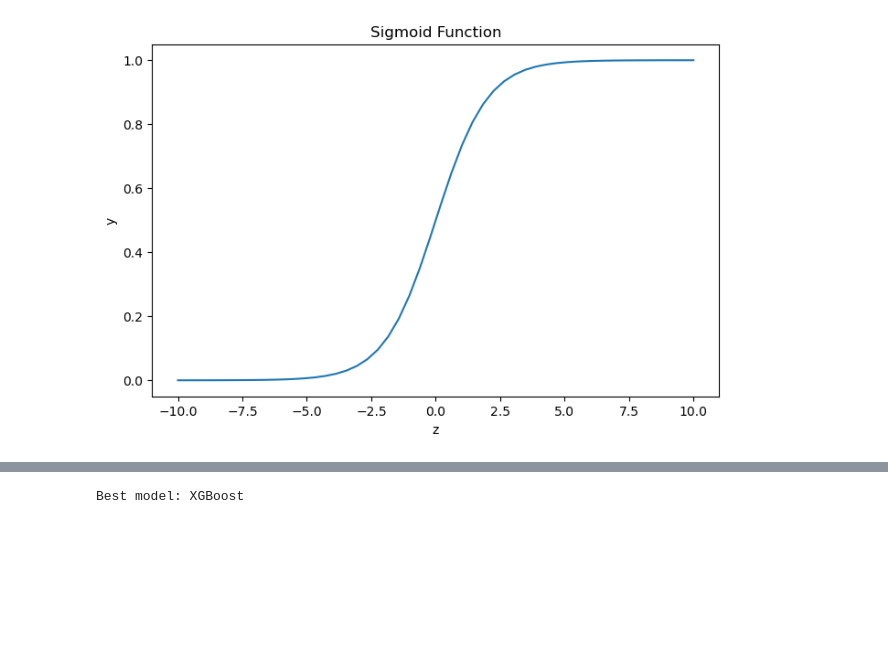
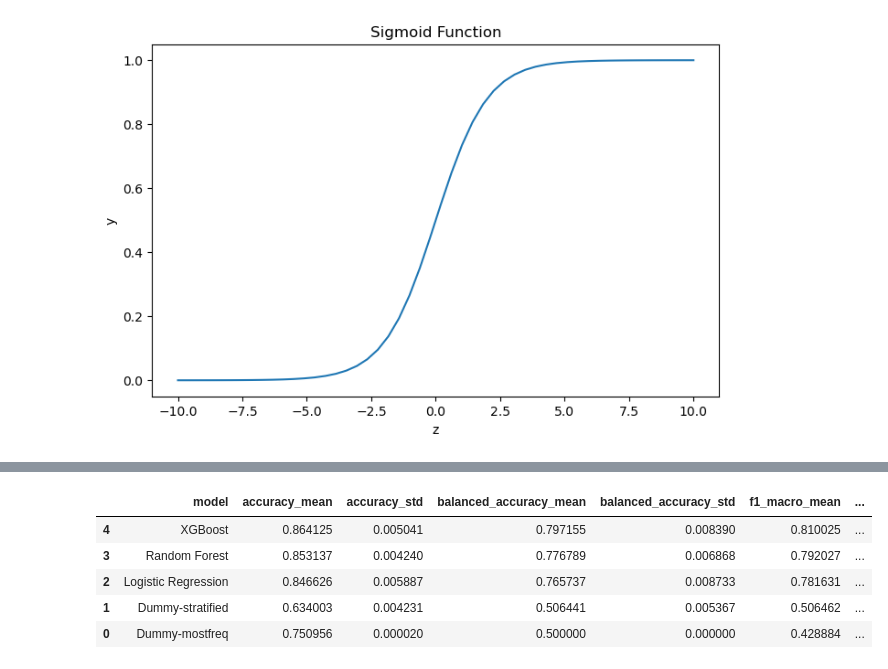
Before and after one commit to mariatecno0405-a11y/MDI-TestDataScience-1, a Jupyter notebook: notebooks/02_modeling.ipynb, the cells around one changed output, grey strips where cells are left out. Saved outputs shown, nothing was run; the diff lists cells and outputs as text; code cells hidden in the pictures; blank space fills up the shorter version.

```diff
--- a/notebooks/02_modeling.ipynb
+++ b/notebooks/02_modeling.ipynb
@@ -218,0 +246,6 @@ Pipeline(steps=[('preprocessor',
+# %%
+models = {
+    "Logistic Regression": clf_logistic,
+    "Random Forest": clf_random_forest,
+    "XGBoost": clf_xgb
+}
@@ -219,6 +314,12 @@ Pipeline(steps=[('preprocessor',
 # %%
 models = {
+    "Dummy-mostfreq": dummy_mostfreq_clf,
+    "Dummy-stratified": dummy_strat_clf,
     "Logistic Regression": clf_logistic,
     "Random Forest": clf_random_forest,
     "XGBoost": clf_xgb
 }
+scoring = {'accuracy': 'accuracy',
+           'balanced_accuracy': 'balanced_accuracy',
+           'f1_macro': 'f1_macro',
+           'roc_auc': 'roc_auc'}
@@ -284,5 +326,2 @@ XGBoost              0.872559   0.782740  0.675817  0.725360
-# %%
-best_model_name = results_df["F1 Score"].idxmax()
-print("Best model:", best_model_name)
-# %% [output]
-Best model: XGBoost
+# %%
+cv = StratifiedKFold(n_splits=5, shuffle=True, random_state=RANDOM_STATE)
@@ -288,0 +339,10 @@ Best model: XGBoost
+# %%
+cv_df = eval_cv(models, X_train, y_train)
+cv_df
+# %% [output]
+|  | model | accuracy_mean | accuracy_std | balanced_accuracy_mean | balanced_accuracy_std | f1_macro_mean | ... |
+| 4 | XGBoost | 0.864125 | 0.005041 | 0.797155 | 0.008390 | 0.810025 | ... |
+| 3 | Random Forest | 0.853137 | 0.004240 | 0.776789 | 0.006868 | 0.792027 | ... |
+| 2 | Logistic Regression | 0.846626 | 0.005887 | 0.765737 | 0.008733 | 0.781631 | ... |
+| 1 | Dummy-stratified | 0.634003 | 0.004231 | 0.506441 | 0.005367 | 0.506462 | ... |
+| 0 | Dummy-mostfreq | 0.750956 | 0.000020 | 0.500000 | 0.000000 | 0.428884 | ... |
```
Also changed, not shown: parts of 43 cells of this notebook.
